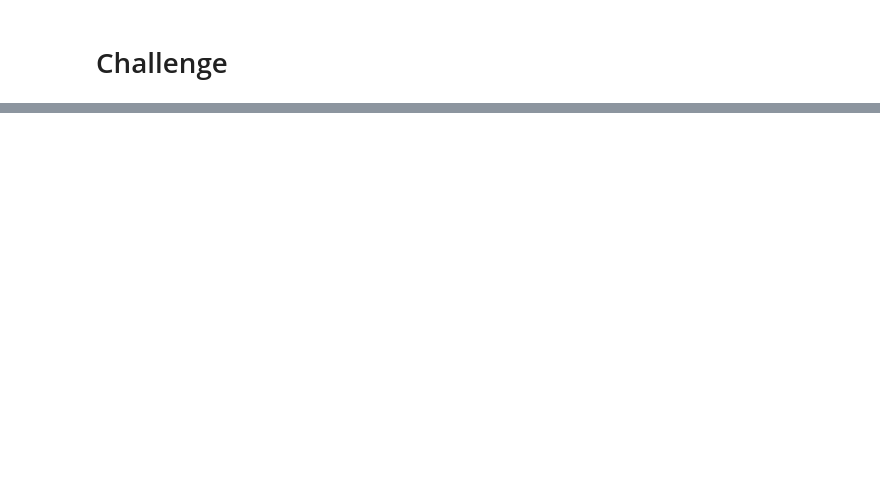
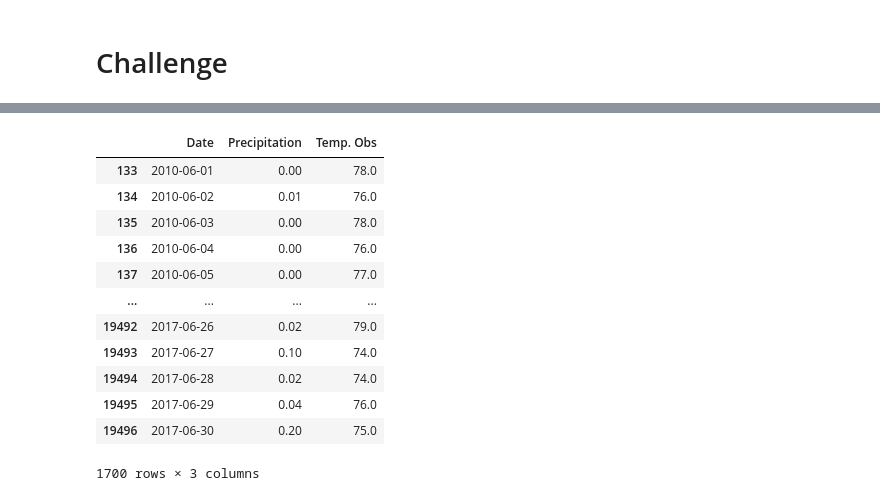
Before and after one commit to critter110/surfs_up, a Jupyter notebook: climate_analysis.ipynb, the cells around one changed output, grey strips where cells are left out. Drawn from its saved outputs; the diff is of its cells as text; code cells hidden in the pictures; blank space fills up the shorter version.

```diff
--- a/climate_analysis.ipynb
+++ b/climate_analysis.ipynb
@@ -135,0 +173,18 @@ plt.tight_layout()
+# %%
+# Filter df for only the june months
+june_df = df[df['Date'].dt.month == 6]
+june_df
+# %% [output]
+|  | Date | Precipitation | Temp. Obs |
+| 133 | 2010-06-01 | 0.00 | 78.0 |
+| 134 | 2010-06-02 | 0.01 | 76.0 |
+| 135 | 2010-06-03 | 0.00 | 78.0 |
+| 136 | 2010-06-04 | 0.00 | 76.0 |
+| 137 | 2010-06-05 | 0.00 | 77.0 |
+| ... | ... | ... | ... |
+| 19492 | 2017-06-26 | 0.02 | 79.0 |
+| 19493 | 2017-06-27 | 0.10 | 74.0 |
+| 19494 | 2017-06-28 | 0.02 | 74.0 |
+| 19495 | 2017-06-29 | 0.04 | 76.0 |
+| 19496 | 2017-06-30 | 0.20 | 75.0 |
+1700 rows × 3 columns
```
Also changed, not shown: parts of 8 cells of this notebook.
